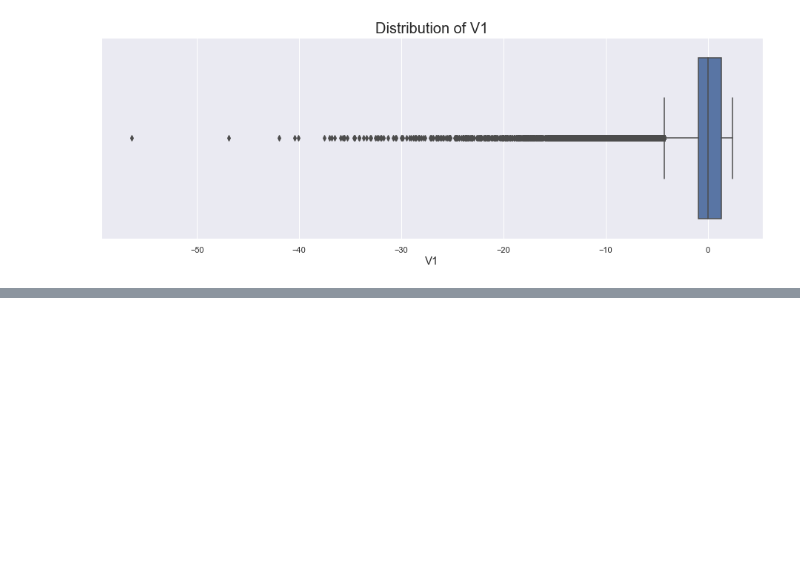
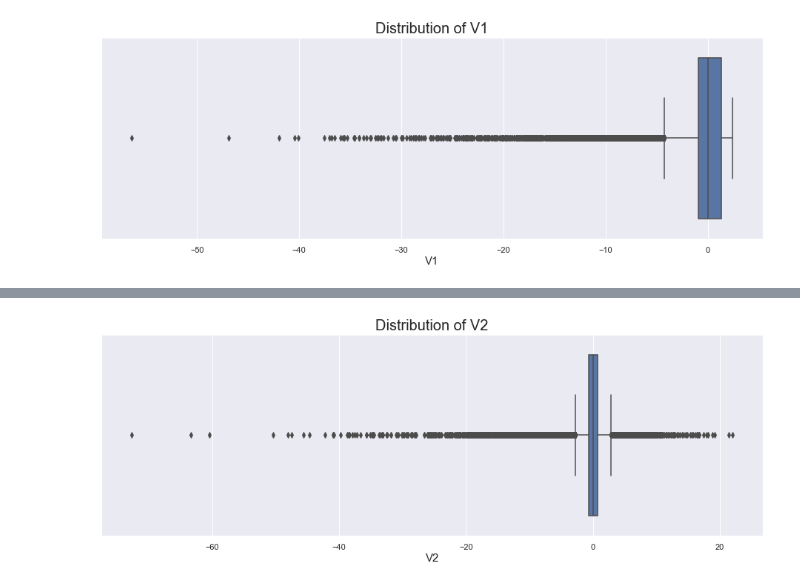
Before and after one commit to akshaykadam100/Credit-Card-Fraud-Detection, a Jupyter notebook: modelling/V1_Akshay_Kadam_DML2070010.ipynb, the cells around one changed output, grey strips where cells are left out. Drawn from its saved outputs; the diff is of its cells as text; code cells hidden in the pictures; blank space fills up the shorter version.

```diff
--- a/modelling/V1_Akshay_Kadam_DML2070010.ipynb
+++ b/modelling/V1_Akshay_Kadam_DML2070010.ipynb
@@ -322,0 +407,4 @@ check_class_distribution_on_handling_outlier(series_name='V1', quantile_val=0.01
+# %%
+plot_box_graph(series=raw_data.V2)
+# %% [output]
+[figure, added]
```
Also changed, not shown: parts of 61 cells of this notebook.
